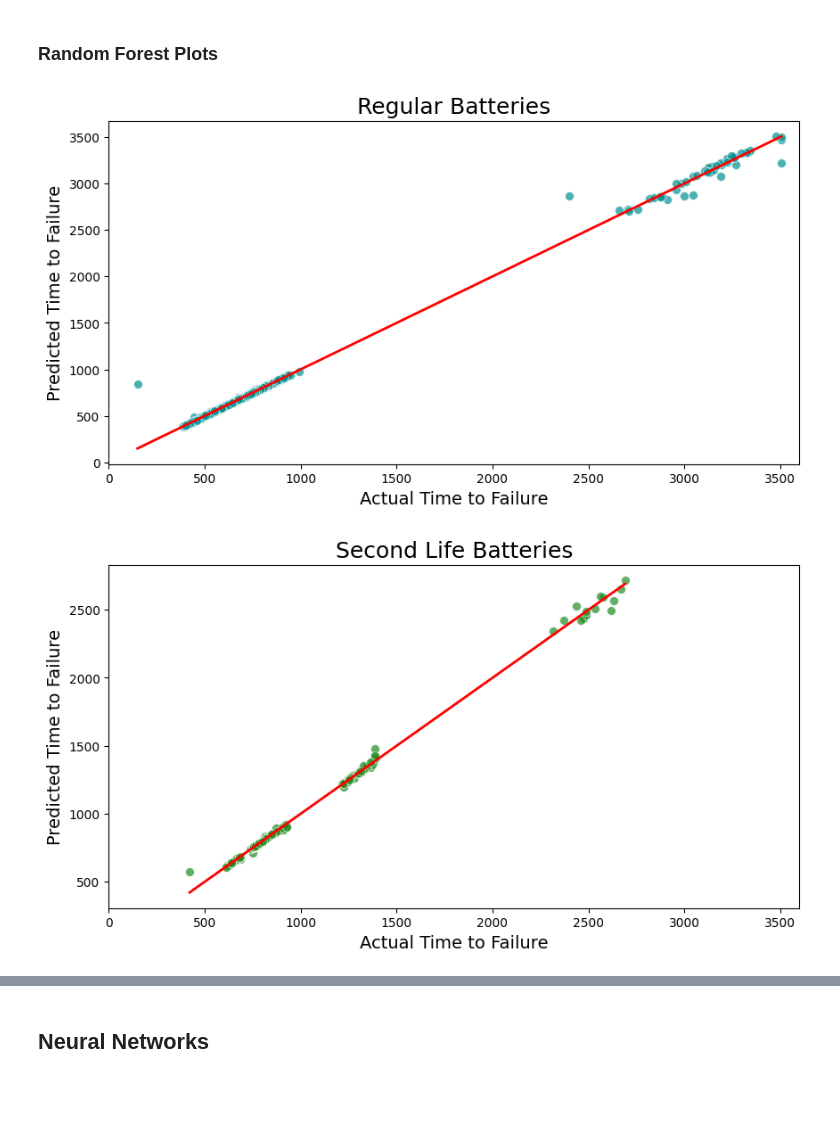
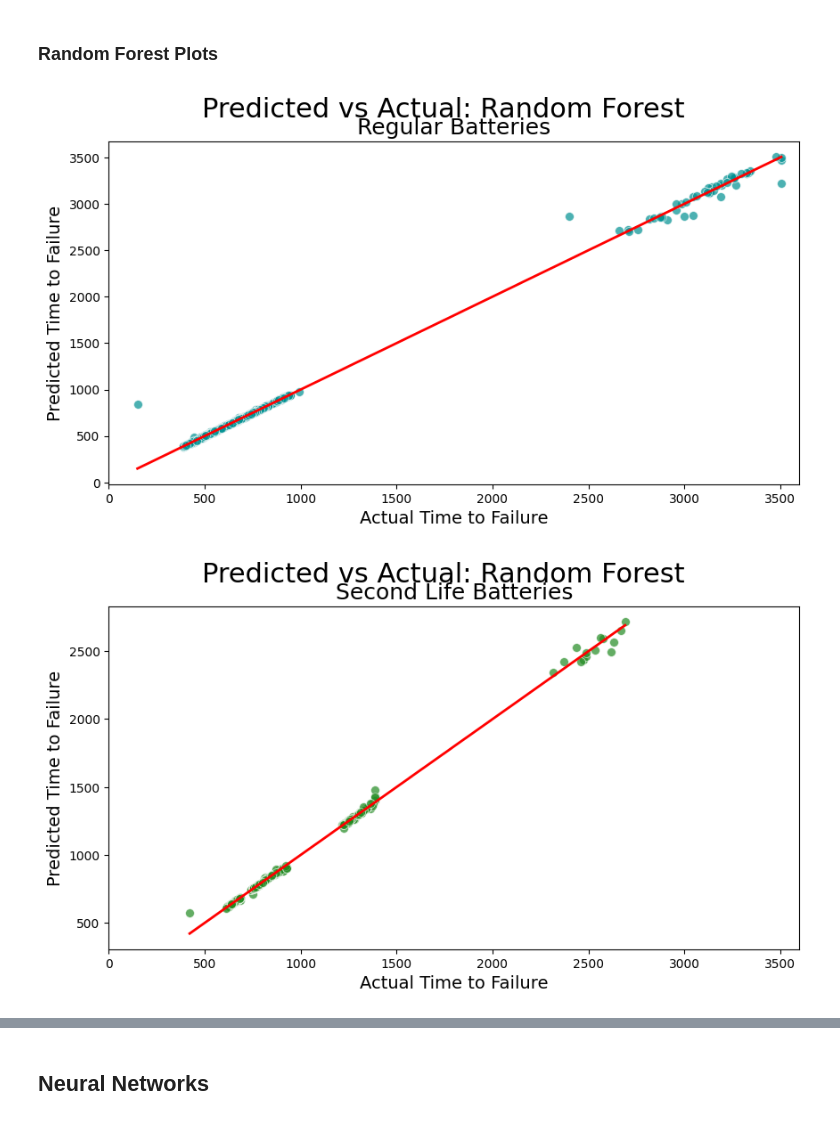
Before and after one commit to AI-Enthusiast/18650-Accelerated-Battery-Life-Testing, a Jupyter notebook: ML_WriteUp.ipynb, the cells around one changed output, grey strips where cells are left out. Cells and saved outputs as stored; diff of their text form; code cells hidden in the pictures; blank space fills up the shorter version.

```diff
--- a/ML_WriteUp.ipynb
+++ b/ML_WriteUp.ipynb
@@ -534,22 +534,23 @@ Recommissioned R2, Random Forest: 0.9982579425693113
 # %%
 plt.figure(figsize=(10,5))
 sns.scatterplot(x=regtest,y=regpred_rf, color='#009192',alpha=0.7,s=50)
 plt.plot([regtest.min(), regtest.max()], [regtest.min(), regtest.max()], color='red', linewidth=2)
 # Plot details
 plt.xlabel('Actual Time to Failure',fontsize=14)
 plt.ylabel('Predicted Time to Failure',fontsize=14)
 plt.title('Regular Batteries',fontsize = 18)
+plt.suptitle('Predicted vs Actual: Random Forest', fontsize=22)
 plt.xlim(0,3600)
 
 # Show plot
 plt.show()
 # %% [output]
-[figure, old version]
+[figure, new version]
 # %%
 plt.figure(figsize=(10,5))
 sns.scatterplot(x=sectest,y=secpred_rf, color='forestgreen',alpha=0.7,s=50)
 plt.plot([sectest.min(), sectest.max()], [sectest.min(), sectest.max()], color='red', linewidth=2)
-
+plt.suptitle('Predicted vs Actual: Random Forest', fontsize=22)
 plt.xlabel('Actual Time to Failure',fontsize=14)
 plt.ylabel('Predicted Time to Failure',fontsize=14)
 plt.title('Second Life Batteries',fontsize = 18)
@@ -557,7 +558,7 @@ plt.xlim(0,3600)
 
 plt.show()
 # %% [output]
-[figure, old version]
+[figure, new version]
 # %%
 plt.figure(figsize=(10,5))
 sns.scatterplot(x=recomtest,y=recompred_rf, color='#736e3e',alpha=0.7,s=50)
```
Also changed, not shown: parts of 6 cells of this notebook, 2 other files.
